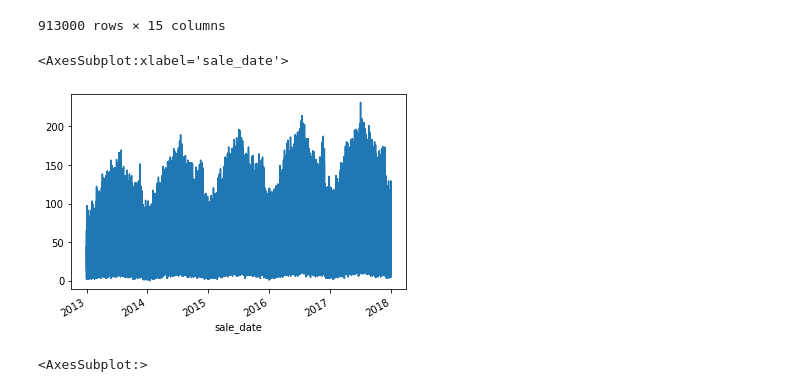
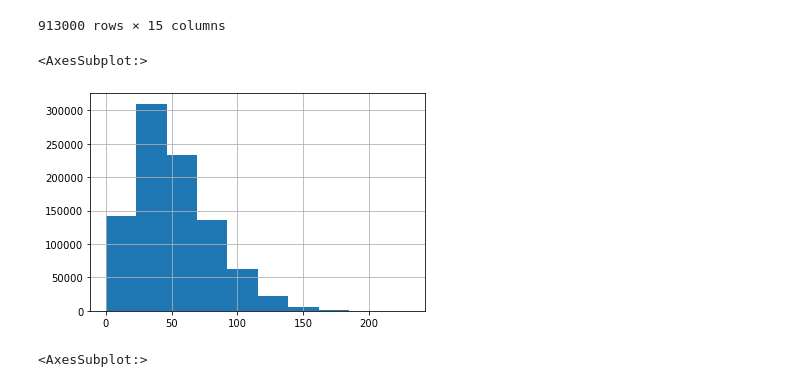
Before and after one commit to Zachary-Stufflebeme/time-series, a Jupyter notebook: Prepare-time-series.ipynb, the cells around one changed output. Saved outputs shown, nothing was run; the diff lists cells and outputs as text; code cells hidden in the pictures.

```diff
--- a/Prepare-time-series.ipynb
+++ b/Prepare-time-series.ipynb
@@ -28,7 +28,7 @@ df
 df.sale_date = pd.to_datetime(df.sale_date)
 # Sort rows by the date and then set the index as that date
 df['month'] = df.sale_date.dt.month
-df['day'] = df.sale_date.dt.day
+df['day'] = df.sale_date.dt.day_name()
 df = df.set_index("sale_date").sort_index()
 # %%
 df
@@ -49,10 +49,10 @@ df
 913000 rows × 15 columns
 # %%
 df_sale_amount = df.sale_amount
-df_sale_amount.plot()
+df_sale_amount.hist()
 # %% [output]
-<AxesSubplot:xlabel='sale_date'>
+<AxesSubplot:>
-[figure, old version]
+[figure, new version]
 # %%
 df_item_price = df.item_price
 df_item_price.hist()
```
Also changed, not shown: parts of 2 cells of this notebook.
